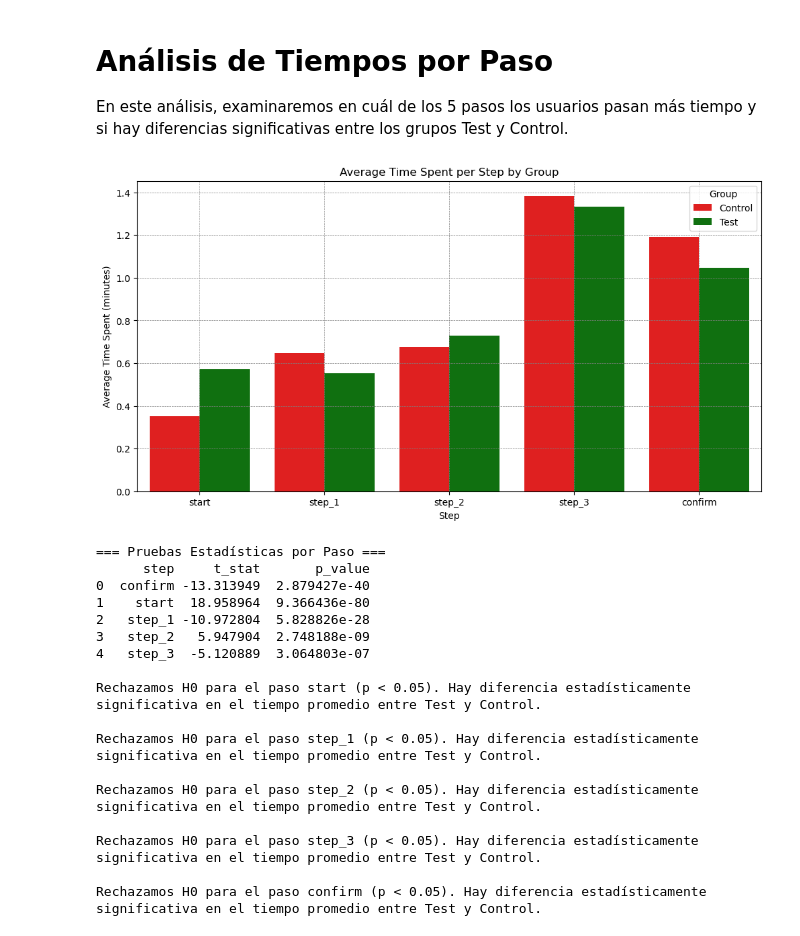
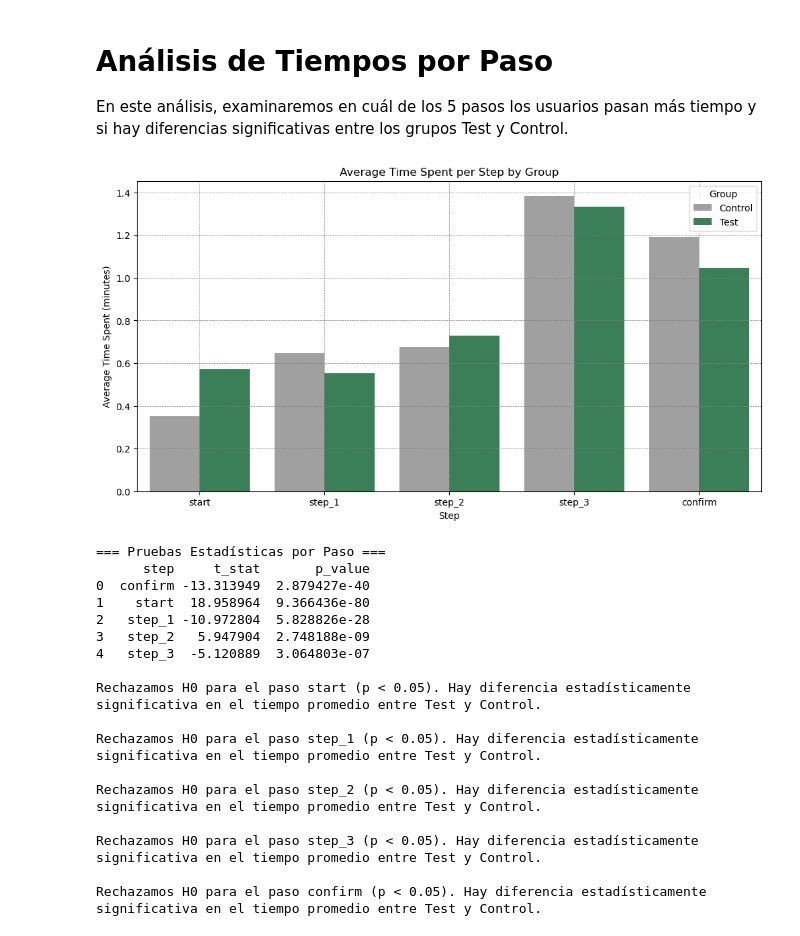
Before and after one commit to jesuserro/eda-testing-vanguard, a Jupyter notebook: src/kpi/1_4_CR_steps_analysis.ipynb, the cells around one changed output. Saved outputs shown, nothing was run; the diff lists cells and outputs as text; code cells hidden in the pictures.

```diff
--- a/src/kpi/1_4_CR_steps_analysis.ipynb
+++ b/src/kpi/1_4_CR_steps_analysis.ipynb
@@ -66,44 +66,51 @@ avg_time_per_step = avg_time_per_step.sort_values('process_step')
 # PASO 9: Visualizar los resultados
 # --------------------------------------------------
 plt.figure(figsize=(12, 6))
-sns.barplot(x='process_step', y='time_spent', hue='variation', data=avg_time_per_step, palette={'Test': 'green', 'Control': 'red'})
+sns.barplot(
+    x='process_step',
+    y='time_spent',
+    hue='variation',
+    data=avg_time_per_step,
+    palette={'Test': '#2E8B57', 'Control': '#A0A0A0'}  # Verde para Test, Gris para Control
+)
 plt.title('Average Time Spent per Step by Group')
 plt.xlabel('Step')
 plt.ylabel('Average Time Spent (minutes)')
 plt.legend(title='Group')
 plt.grid(True, which='both', linestyle='--', linewidth=0.5, color='gray')
+
 # Guardar la imagen en un archivo JPG
 plt.savefig("../../img/cr_time_per_step.jpg", dpi=300, bbox_inches='tight')
 plt.show()
 
 # --------------------------------------------------
 # PASO 10: Realizar pruebas estadísticas para cada paso
 # --------------------------------------------------
 results = []
 for step in step_data['process_step'].unique():
     test_times = step_data[(step_data['process_step'] == step) & (step_data['variation'] == 'Test')]['time_spent']
     control_times = step_data[(step_data['process_step'] == step) & (step_data['variation'] == 'Control')]['time_spent']
     t_stat, p_value = stats.ttest_ind(test_times, control_times)
     results.append({'step': step, 't_stat': t_stat, 'p_value': p_value})
 
 # Convertir los resultados a un DataFrame
 results_df = pd.DataFrame(results)
 
 # Mostrar los resultados
 print("=== Pruebas Estadísticas por Paso ===")
 print(results_df)
 
 # --------------------------------------------------
 # PASO 11: Conclusión
 # --------------------------------------------------
 for step in order:
     row = results_df[results_df['step'] == step].iloc[0]
     if row['p_value'] < 0.05:
         print(f"\nRechazamos H0 para el paso {row['step']} (p < 0.05). Hay diferencia estadísticamente significativa en el tiempo promedio entre Test y Control.")
     else:
         print(f"\nNo podemos rechazar H0 para el paso {row['step']} (p >= 0.05). No hay diferencia estadísticamente significativa en el tiempo promedio entre Test y Control.")
 # %% [output]
-[figure, old version]
+[figure, new version]
 === Pruebas Estadísticas por Paso ===
       step     t_stat       p_value
 0  confirm -13.313949  2.879427e-40
```
Also changed, not shown: 20 other files.
